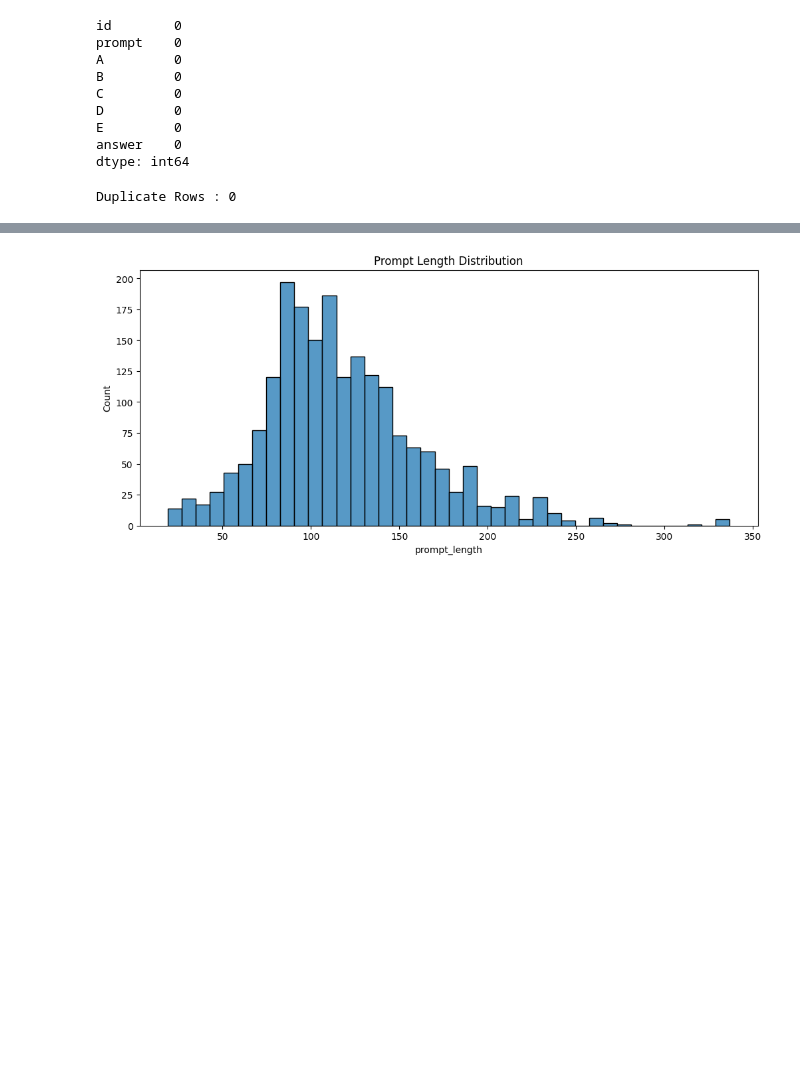
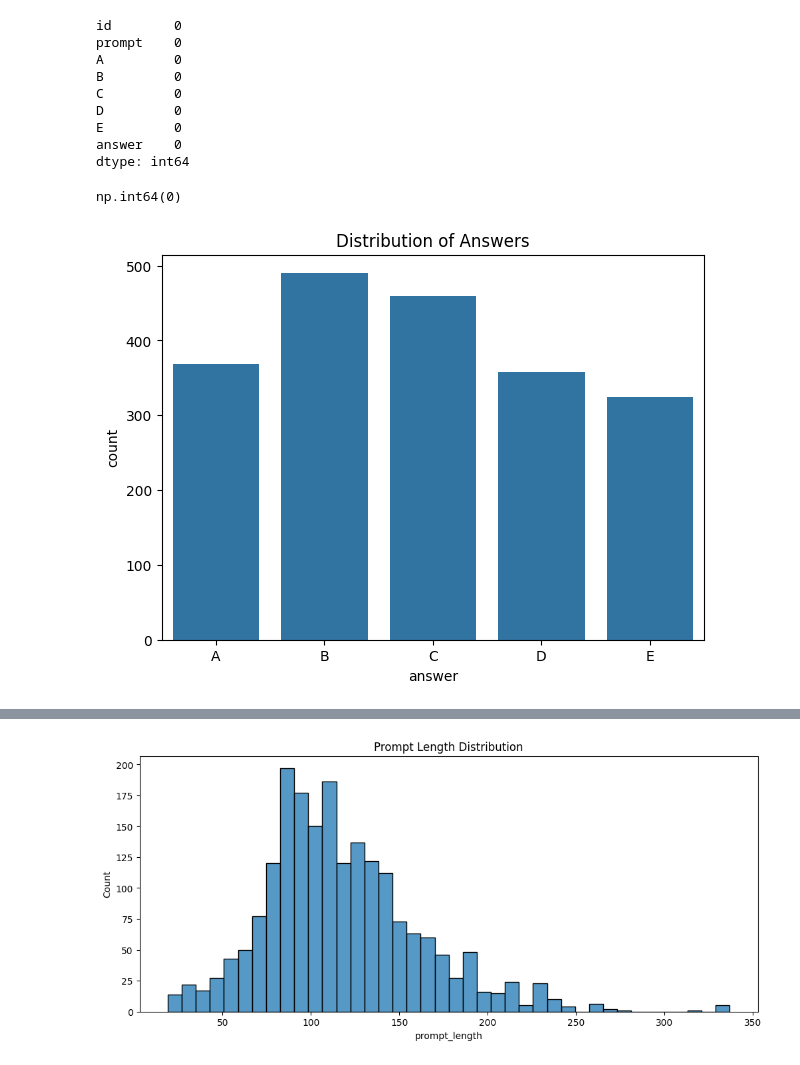
Before and after one commit to Chinni1904/DL_GenAI_202May6, a Jupyter notebook: dl-23ds3000191-notebook-t22026.ipynb, the cells around one changed output, grey strips where cells are left out. Drawn from its saved outputs; the diff is of its cells as text; code cells hidden in the pictures; blank space fills up the shorter version.

```diff
--- a/dl-23ds3000191-notebook-t22026.ipynb
+++ b/dl-23ds3000191-notebook-t22026.ipynb
@@ -108,7 +142,21 @@ D         0
 E         0
 answer    0
 dtype: int64
-# %%
-print("Duplicate Rows :", train.duplicated().sum())
-# %% [output]
-Duplicate Rows : 0
+# %%
+train.duplicated().sum()
+# %% [output]
+np.int64(0)
+# %%
+plt.figure(figsize=(7,5))
+
+sns.countplot(
+    data=train,
+    x="answer",
+    order=["A","B","C","D","E"]
+)
+
+plt.title("Distribution of Answers")
+
+plt.show()
+# %% [output]
+[figure, added]
```
Also changed, not shown: parts of 24 cells of this notebook.
